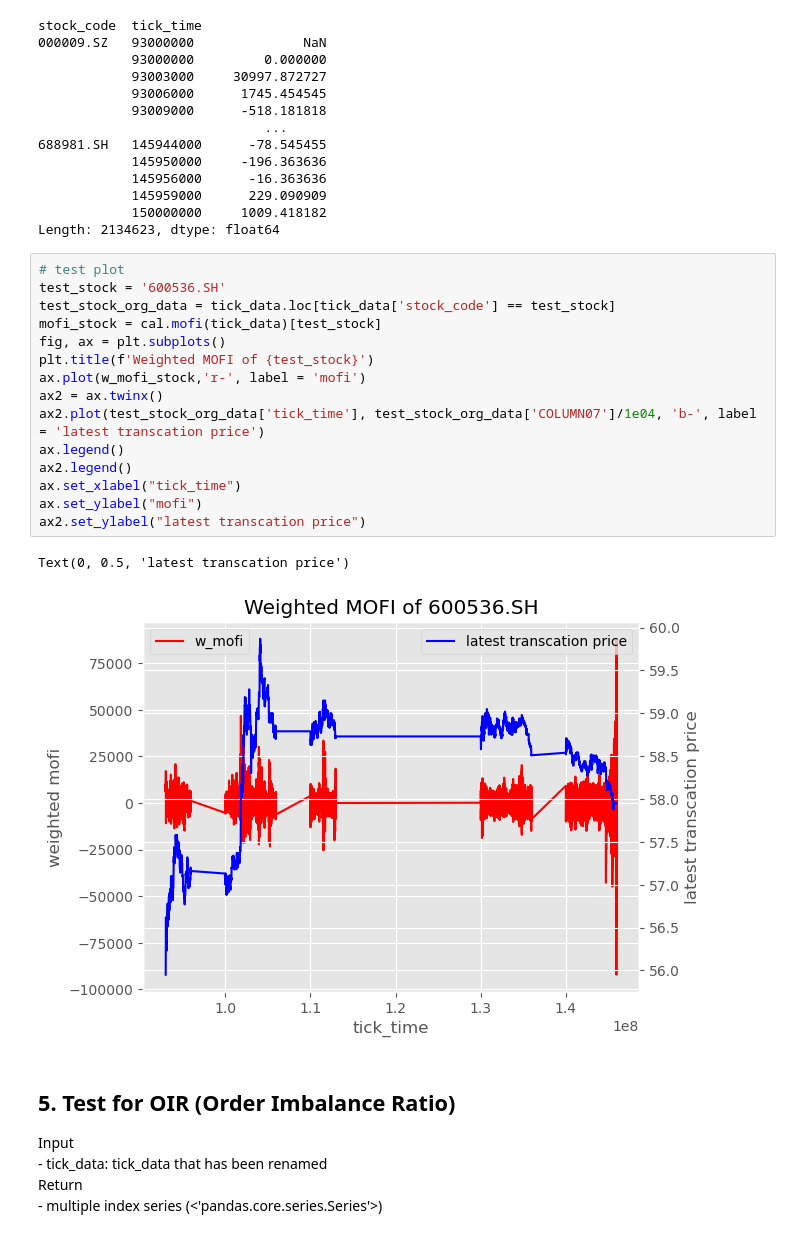
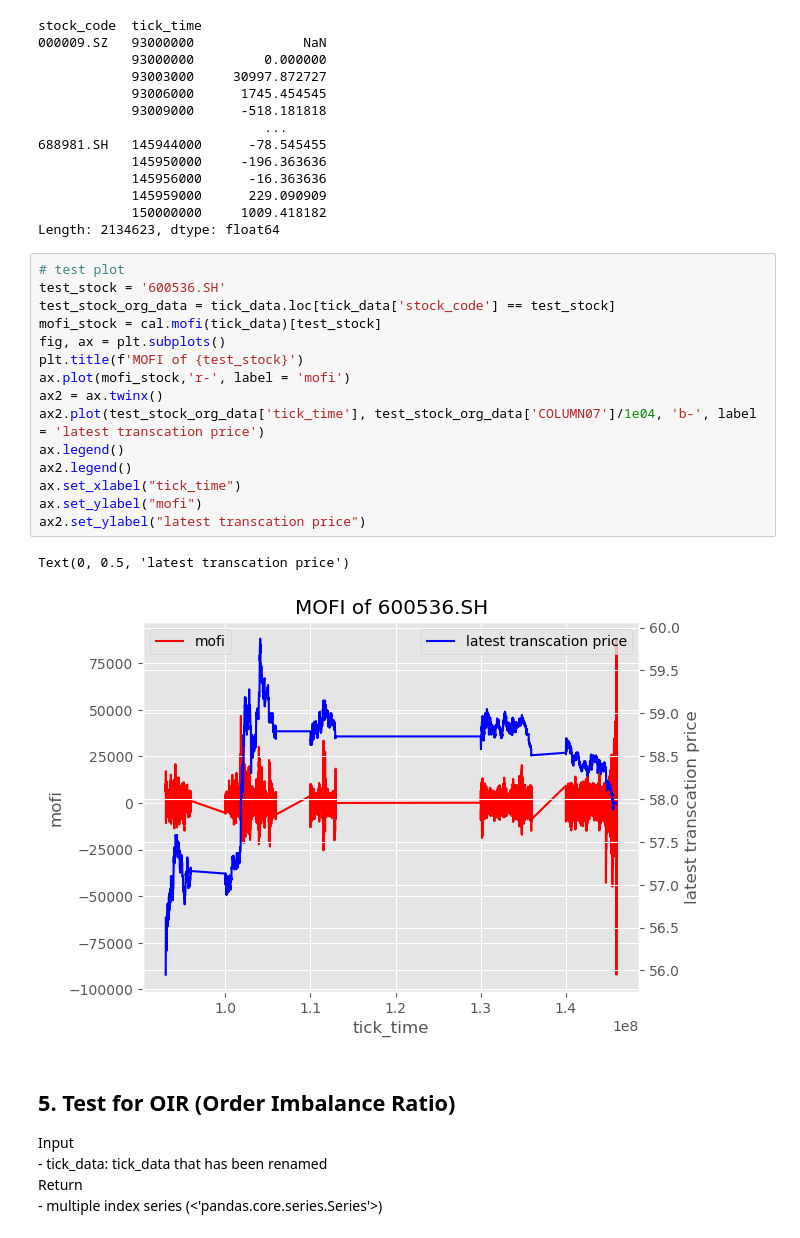
Before and after one commit to xyxjihong/HuaweiChallenge, a Jupyter notebook: test.ipynb, the cells around one changed output. Drawn from its saved outputs; the diff is of its cells as text.

```diff
--- a/test.ipynb
+++ b/test.ipynb
@@ -213,21 +198,21 @@ Length: 2134623, dtype: float64
 # %%
 # test plot
 test_stock = '600536.SH'
 test_stock_org_data = tick_data.loc[tick_data['stock_code'] == test_stock]
 mofi_stock = cal.mofi(tick_data)[test_stock]
 fig, ax = plt.subplots()
-plt.title(f'Weighted MOFI of {test_stock}')
-ax.plot(w_mofi_stock,'r-', label = 'mofi')
+plt.title(f'MOFI of {test_stock}')
+ax.plot(mofi_stock,'r-', label = 'mofi')
 ax2 = ax.twinx()
 ax2.plot(test_stock_org_data['tick_time'], test_stock_org_data['COLUMN07']/1e04, 'b-', label = 'latest transcation price')
 ax.legend()
 ax2.legend()
 ax.set_xlabel("tick_time")
 ax.set_ylabel("mofi")
 ax2.set_ylabel("latest transcation price")
 # %% [output]
 Text(0, 0.5, 'latest transcation price')
-[figure, old version]
+[figure, new version]
 # %% [markdown]
 ## 5. Test for OIR (Order Imbalance Ratio)
 
```
Also changed, not shown: parts of 16 cells of this notebook, 1 other file.
